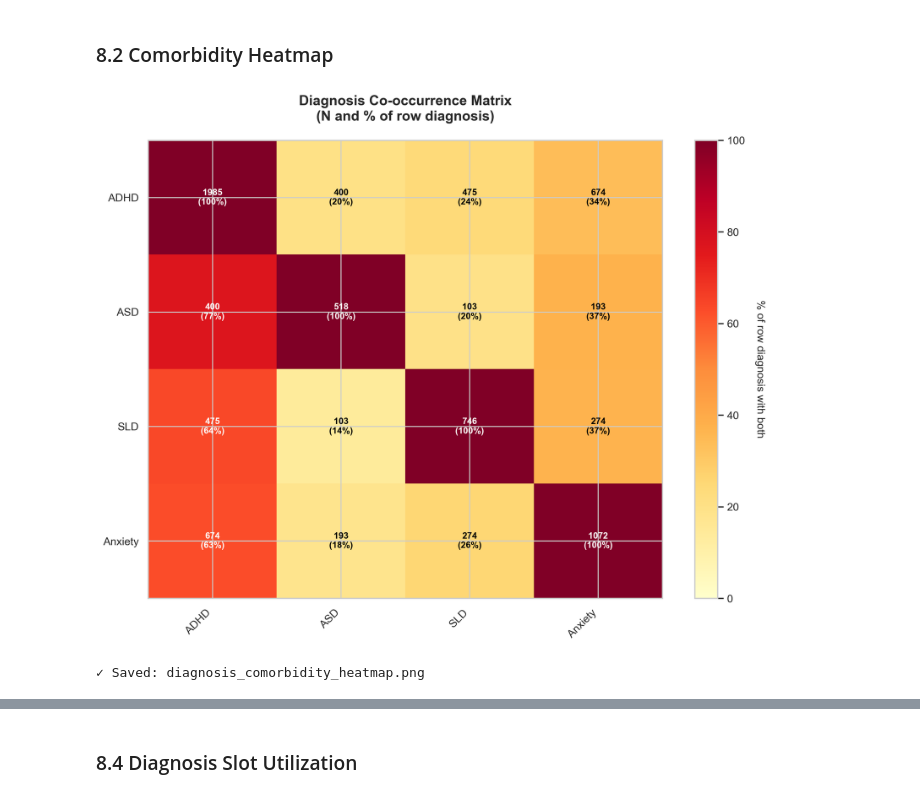
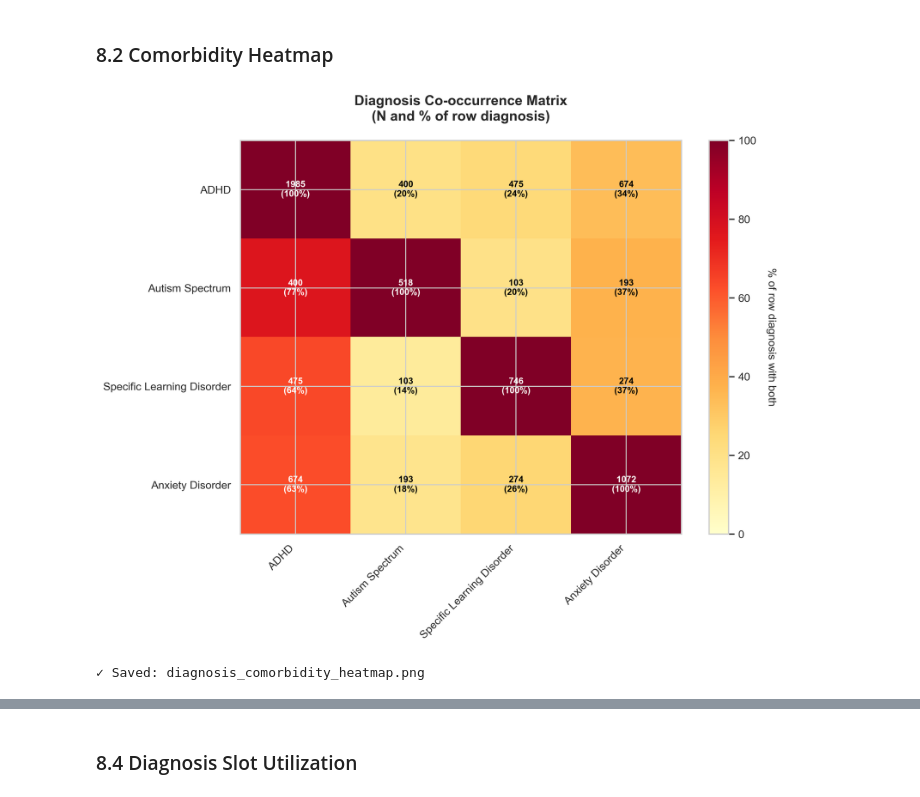
Before and after one commit to beaverjuly/HealthyBrainNetwork_ML, a Jupyter notebook: 05_diag_preprocess.ipynb, the cells around one changed output, grey strips where cells are left out. Drawn from its saved outputs; the diff is of its cells as text; code cells hidden in the pictures.

```diff
--- a/05_diag_preprocess.ipynb
+++ b/05_diag_preprocess.ipynb
@@ -430,7 +430,7 @@ print("✓ Saved: diagnosis_prevalence.png")
 # Calculate co-occurrence matrix
 flag_cols = ["dx_adhd_any", "dx_asd_any", "dx_sld_any", "dx_anx_any"]
 flag_data = diag_flags[flag_cols].copy()
-flag_data.columns = ["ADHD", "ASD", "SLD", "Anxiety"]
+flag_data.columns = ["ADHD", "Autism Spectrum", "Specific Learning Disorder", "Anxiety Disorder"]
 
 n_flags = len(flag_data.columns)
 
@@ -456,35 +456,33 @@ im = ax.imshow(perc, cmap="YlOrRd", aspect="auto", vmin=0, vmax=100)
 # Axis ticks
 ax.set_xticks(range(n_flags))
 ax.set_yticks(range(n_flags))
 ax.set_xticklabels(flag_data.columns, rotation=45, ha="right", fontsize=11)
 ax.set_yticklabels(flag_data.columns, fontsize=11)
 
 # Text annotations: N and %
 max_perc = perc.max()
 for i in range(n_flags):
     for j in range(n_flags):
         value = int(cooccur[i, j])
         pct = perc[i, j]
         text = f"{value}\n({pct:.0f}%)"
         text_color = "white" if pct > max_perc * 0.5 else "black"
         ax.text(j, i, text,
                 ha="center", va="center",
                 color=text_color, fontweight="bold", fontsize=9)
 
 # Colorbar (percentage)
 cbar = fig.colorbar(im, ax=ax)
 cbar.set_label("% of row diagnosis with both", rotation=270, labelpad=20, fontsize=11)
 
 ax.set_title("Diagnosis Co-occurrence Matrix\n(N and % of row diagnosis)",
              fontsize=14, fontweight="bold", pad=20)
 
 plt.tight_layout()
 plt.savefig(RESULTS_DIR / "diagnosis_comorbidity_heatmap.png",
             dpi=300, bbox_inches="tight", facecolor="white")
 plt.show()
-
-print("✓ Saved: diagnosis_comorbidity_heatmap.png")
 # %% [output]
-[figure, old version]
+[figure, new version]
 ✓ Saved: diagnosis_comorbidity_heatmap.png
 # %% [markdown]
```
Also changed, not shown: parts of 3 cells of this notebook, 3 other files.
